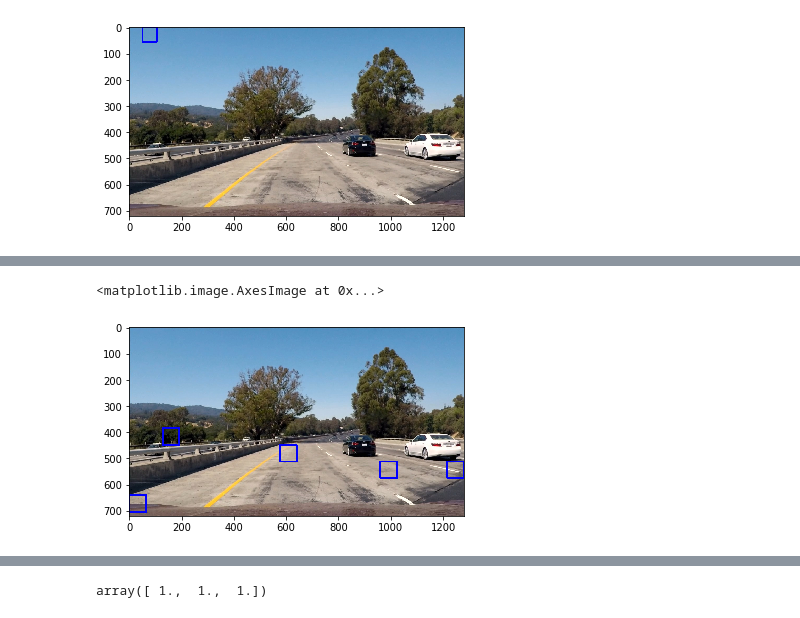
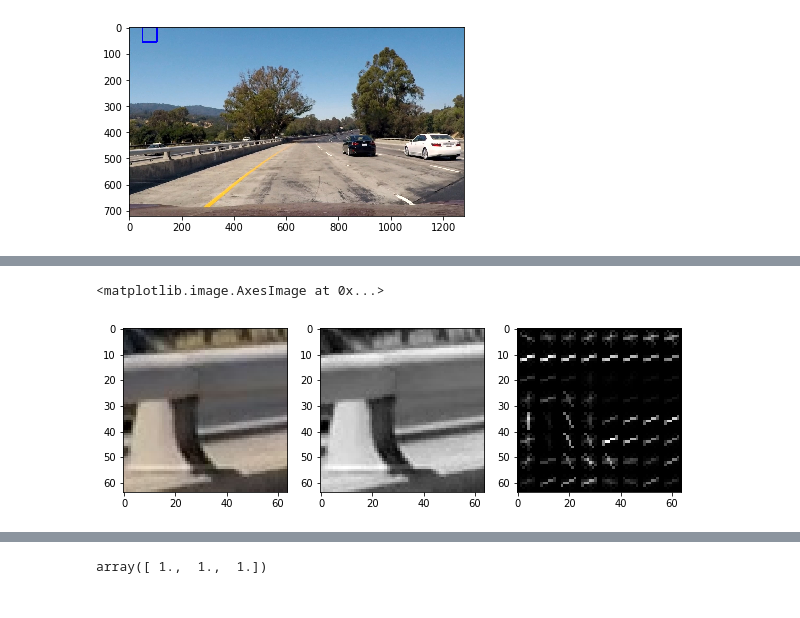
Before and after one commit to david-woo-instacart/kitt-playlabs, a Jupyter notebook: udacity/CarND-Vehicle-Detection-master/CarND-Vehicle-Detection-Project.ipynb, the cells around one changed output, grey strips where cells are left out. Saved outputs shown, nothing was run; the diff lists cells and outputs as text; code cells hidden in the pictures.

```diff
--- a/udacity/CarND-Vehicle-Detection-master/CarND-Vehicle-Detection-Project.ipynb
+++ b/udacity/CarND-Vehicle-Detection-master/CarND-Vehicle-Detection-Project.ipynb
@@ -614,11 +636,8 @@ plt.imshow(window_img)
 # https://docs.google.com/spreadsheets/d/14Wjri_t-QfGFRjHzzpbpbUJPFKOX3dT93hAW0TDz0J0/edit#gid=0
 
 def find_cars(img,search_win_size,search_win_overlap,hog_params,y_start_stop=[None,None],x_start_stop=[None,None]):
+
     windows = []
-
-    #1. Transform RGB to greyscale. naive first
-    gray = cv2.cvtColor(img,cv2.COLOR_RGB2GRAY)
-    img = img
 
     if y_start_stop[0] is None:
         y_start_stop[0] = 0
@@ -629,24 +648,35 @@ def find_cars(img,search_win_size,search_win_overlap,hog_params,y_start_stop=[No
     if x_start_stop[1] is None:
         x_start_stop[1] = img.shape[1]
 
-     #2. Subset image. Use region of interest to filter regions likely to have cars.
-    img_filter = img[y_start_stop[0]:y_start_stop[1],:]
+    #1. Subset image. Use region of interest to filter regions likely to have cars.
+    #print("img shape before filter", img[y_start_stop[0]:y_start_stop[1],x_start_stop[0]:x_start_stop[1],:].shape)
+    img_filter = img[y_start_stop[0]:y_start_stop[1],x_start_stop[0]:x_start_stop[1],:]
+    #print("img_filter shape",img_filter.shape)
+
+     #2. Transform RGB to greyscale. naive first
+    gray = cv2.cvtColor(img,cv2.COLOR_RGB2GRAY)
+    img = img
 
     #4. Get hog features for entire image. Call get_features. cells per block need to be proportional to window
     hog_features = get_hog_features(gray,**hog_params)
+
+    if hog_params['vis']:
+        hog_features_viz = hog_features[1]
+        hog_features = hog_features[0]
+        print("hog_features_viz shape",hog_features_viz.shape )
 
     print("hog_features shape",hog_features.shape )
     print("image shape",img.shape )
 
     #5. Slide sliding window across the image
     ##5a. calc x_slide_window and y_slide windows
-    num_x_slide_windows = img.shape[1]//64
-    num_y_slide_windows = img.shape[0]//64
+    num_x_slide_windows = img.shape[1]//search_win_size
+    num_y_slide_windows = img.shape[0]//search_win_size
 
     print("num slide windows x y",num_x_slide_windows,num_y_slide_windows )
 
     # slide window properties
-    window_pixel_size = 64
+    window_pixel_size = search_win_size
 
     # hog block and cell properties
     cell_pixel_size = 8
@@ -662,6 +692,10 @@ def find_cars(img,search_win_size,search_win_overlap,hog_params,y_start_stop=[No
 
             counter += 1
 
+            # Calc window pixel coordinates
+            win_pixel_x_start_pos = x_window * search_win_size
+            win_pixel_y_start_pos = y_window * search_win_size
+
             # B. Convert sliding windows to hog coordinates. Cells first then blocks
             ## - Pixels to cells
             x_window_length_num_cells = window_pixel_size // cell_pixel_size
@@ -670,8 +704,8 @@ def find_cars(img,search_win_size,search_win_overlap,hog_params,y_start_stop=[No
             x_window_length_num_blocks = (x_window_length_num_cells - cells_per_block_stride) // cells_per_block_stride
             y_window_length_num_blocks = (y_window_length_num_cells - cells_per_block_stride) // cells_per_block_stride
             ## - slide window start position in blocks
-            win_block_x_start_pos = x_window * x_window_length_num_blocks
-            win_block_y_start_pos = y_window * y_window_length_num_blocks
+            win_block_x_start_pos = win_pixel_x_start_pos // cell_pixel_size
+            win_block_y_start_pos = win_pixel_y_start_pos // cell_pixel_size
             win_block_x_end_pos = win_block_x_start_pos + x_window_length_num_blocks
             win_block_y_end_pos = win_block_y_start_pos + y_window_length_num_blocks
 
@@ -698,14 +732,36 @@ def find_cars(img,search_win_size,search_win_overlap,hog_params,y_start_stop=[No
             # E. Append window position to list
             bbox= [rec_start,rec_end]
 
-            #if x_window > 25 :
-            #    print("bbox coordinates",bbox)
-            #    print("start blocks pos x y",win_block_x_start_pos,win_block_y_start_pos)
-            #    print("num blocks x y",x_window_length_num_blocks,y_window_length_num_blocks)
+            if x_window == -99 and y_window == -99:
+                # block coodinates
+                # last block should be 23. width should be 7 blocks
+                print("block y: ", win_block_y_start_pos,win_block_y_end_pos,y_window_length_num_blocks)
+                print("block x: ", win_block_x_start_pos,win_block_x_end_pos,x_window_length_num_blocks)
+
+                cur_img = img[win_pixel_y_start_pos:win_pixel_y_end_pos,
+                                           win_pixel_x_start_pos:win_pixel_x_end_pos]
+                cur_feature = hog_features_viz[win_pixel_y_start_pos:win_pixel_y_end_pos,
+                                           win_pixel_x_start_pos:win_pixel_x_end_pos]
+                print("plotting viz")
+                print("y dimensions ",win_pixel_y_start_pos,win_pixel_y_end_pos)
+                print("x dimensions ",win_pixel_x_start_pos,win_pixel_x_end_pos)
+                plot_single_images(cur_img,cur_feature)
+
+                windows.append(bbox)
 
             # top left and bottom right
             if clf.predict(slide_window_np_scaled) == 1:
+                if hog_params['vis']:
+                    cur_img = img[win_pixel_y_start_pos:win_pixel_y_end_pos,
+                                           win_pixel_x_start_pos:win_pixel_x_end_pos]
+                    cur_feature = hog_features_viz[win_pixel_y_start_pos:win_pixel_y_end_pos,
+                                           win_pixel_x_start_pos:win_pixel_x_end_pos]
+                    print("plotting viz")
+                    print("y dimensions ",win_pixel_y_start_pos,win_pixel_y_end_pos)
+                    print("x dimensions ",win_pixel_x_start_pos,win_pixel_x_end_pos)
+                    plot_single_images(cur_img,cur_feature)
                 windows.append(bbox)
+
             # useful if want to see coverage of sliding windows
             #debug = 1
             #if debug == 1:
@@ -726,18 +782,29 @@ file_name = 'test1.jpg'
 hog_params = {'orient' : 9,
 'pix_per_cell' : 8,
 'cell_per_block' : 2,
-'vis':False,
+'vis':True,
 'feature_vec': False}
 
-search_win_size = (64, 64)
+search_win_size = 64
 search_win_overlap = 0.5
 #index = random.sample(range(0,len(car_features)),5)[0]
 
 img = mpimg.imread(dir_name + file_name)
 
+x_start_stop=[None, None]
+y_start_stop=[None, None]
+#y_start_stop = [384,576]
+#x_start_stop = [1088,1280]
+
+#print("img shape", img.shape)
+#print("img shape", img[y_start_stop[0]:y_start_stop[1],x_start_stop[0]:x_start_stop[1],:].shape)
+
+#img = img[y_start_stop[0]:y_start_stop[1],x_start_stop[0]:x_start_stop[1],:]
+
 windows = find_cars(img,search_win_size, search_win_overlap, hog_params,
-                       x_start_stop=[None, None], y_start_stop=[None, None])
+                       x_start_stop, y_start_stop)
 
+fig2 = plt.figure()
 window_img = draw_boxes(img, windows, color=(0, 0, 255), thick=6)
 plt.imshow(window_img)
 # %% [output]
@@ -747,2 +821,2 @@ plt.imshow(window_img)
 <matplotlib.image.AxesImage at 0x...>
-[figure, old version]
+[figure, new version]
```
Also changed, not shown: parts of 3 cells of this notebook.
